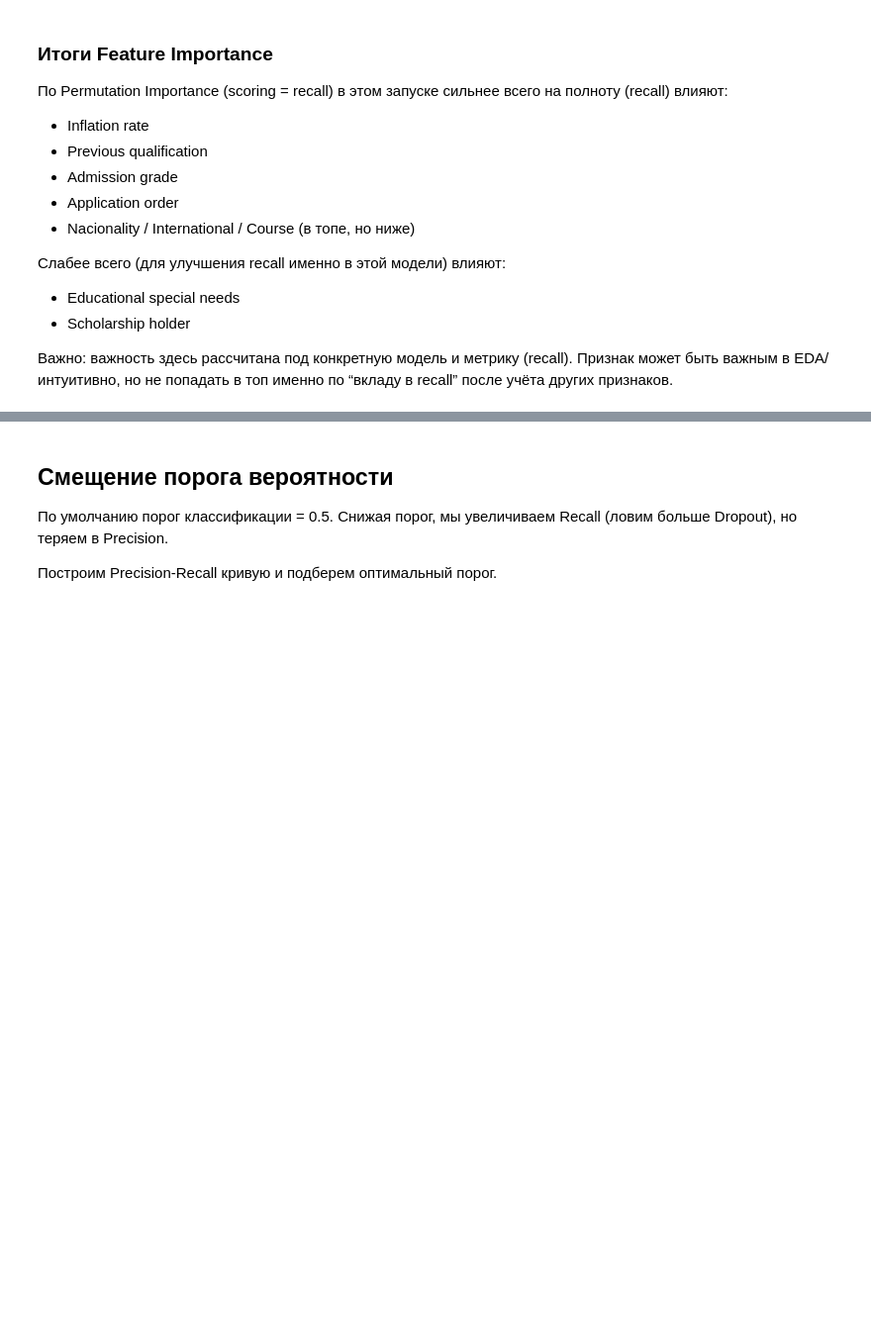
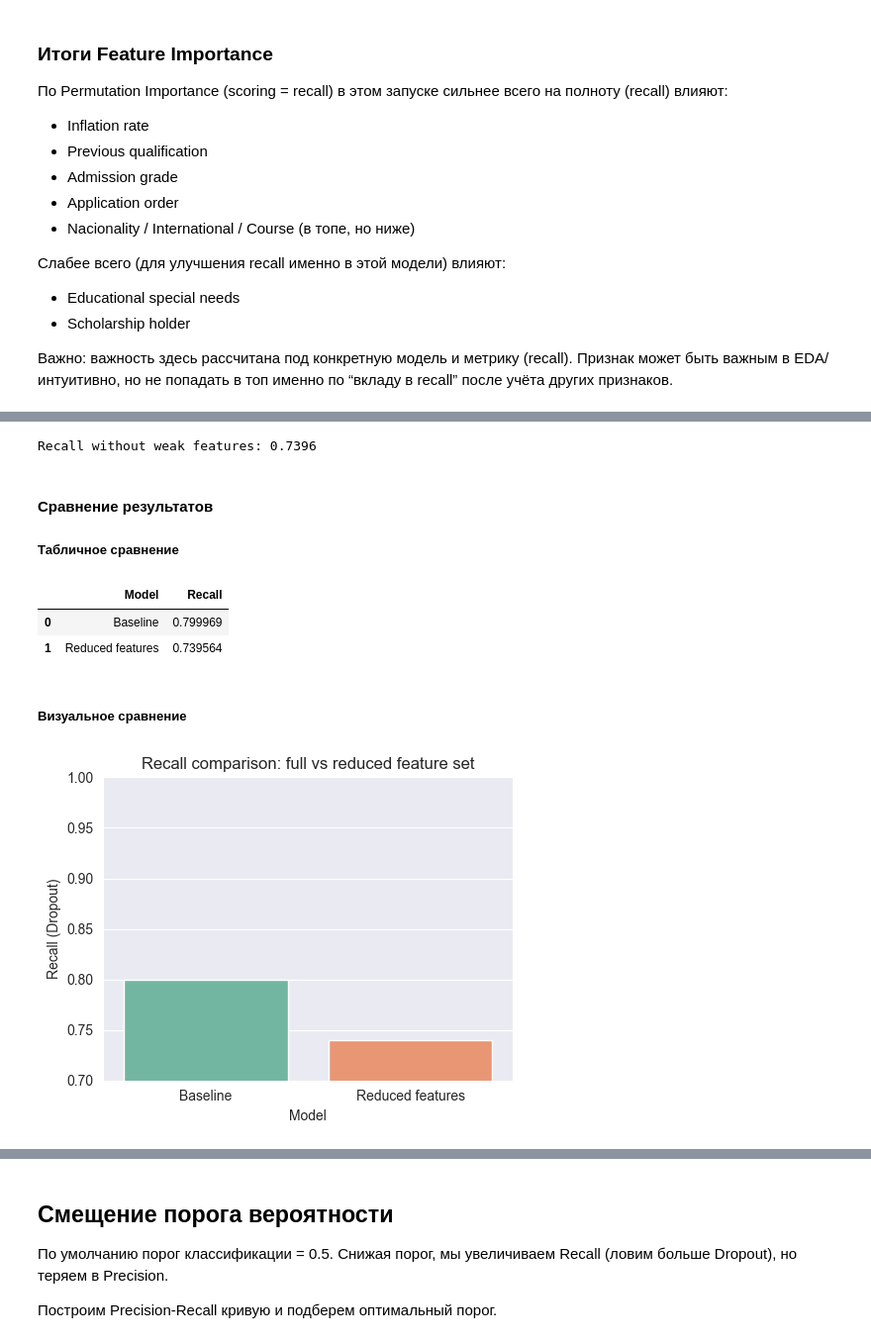
Before and after one commit to Tsur1k/ML-case4, a Jupyter notebook: notebooks/main.ipynb, the cells around one changed output, grey strips where cells are left out. Shown at 99% size. Cells and saved outputs as stored; diff of their text form; code cells hidden in the pictures; blank space fills up the shorter version.

Commit message:
feat(feature-importance): add feature removal experiment and global feature importance conclusions

```diff
--- a/notebooks/main.ipynb
+++ b/notebooks/main.ipynb
@@ -1178,0 +1233,8 @@ Daytime/evening attendance         0.013303        0.002243
+# %%
+numeric_features_reduced = [
+    c for c in numeric_features if c in selected_features
+]
+
+categorical_features_reduced = [
+    c for c in categorical_features if c in selected_features
+]
@@ -1178,0 +1268,51 @@ Daytime/evening attendance         0.013303        0.002243
+# %%
+from sklearn.model_selection import StratifiedKFold, cross_val_score
+
+cv = StratifiedKFold(n_splits=5, shuffle=True, random_state=42)
+
+reduced_recall = cross_val_score(
+    final_model_reduced,
+    X[selected_features],
+    y,
+    cv=cv,
+    scoring='recall',
+    n_jobs=-1
+).mean()
+
+print(f"Recall without weak features: {reduced_recall:.4f}")
+# %% [output]
+Recall without weak features: 0.7396
+# %% [markdown]
+#### Сравнение результатов
+
+##### Табличное сравнение
+# %%
+comparison_df = pd.DataFrame({
+    'Model': ['Baseline', 'Reduced features'],
+    'Recall': [baseline_recall, reduced_recall]
+})
+
+comparison_df
+# %% [output]
+|  | Model | Recall |
+| 0 | Baseline | 0.799969 |
+| 1 | Reduced features | 0.739564 |
+# %% [markdown]
+##### Визуальное сравнение
+# %%
+plt.figure(figsize=(5, 4))
+sns.barplot(
+    data=comparison_df,
+    x='Model',
+    y='Recall',
+    hue='Model',
+    palette='Set2',
+    legend=False
+)
+plt.ylim(0.7, 1.0)
+plt.title('Recall comparison: full vs reduced feature set')
+plt.ylabel('Recall (Dropout)')
+plt.tight_layout()
+plt.show()
+# %% [output]
+[figure, added]
```
Also changed, not shown: parts of 33 cells of this notebook.
